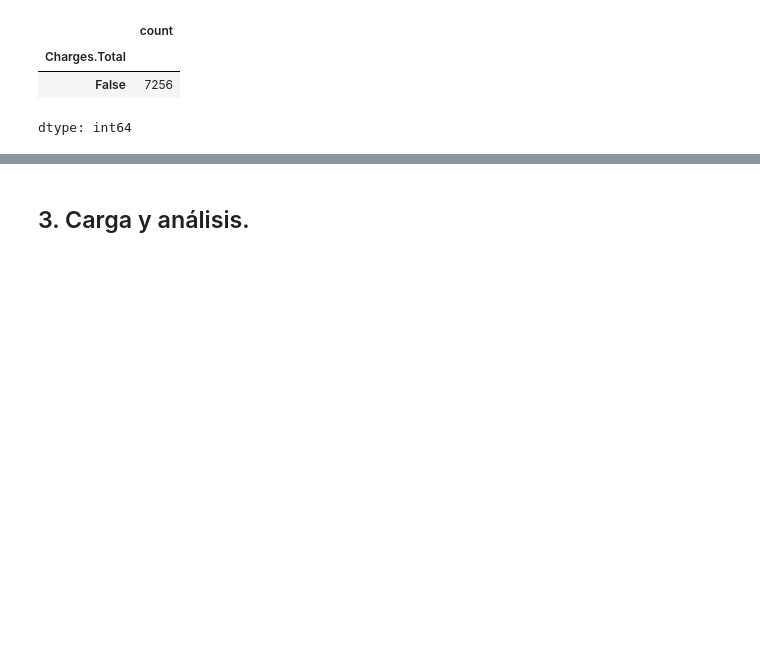
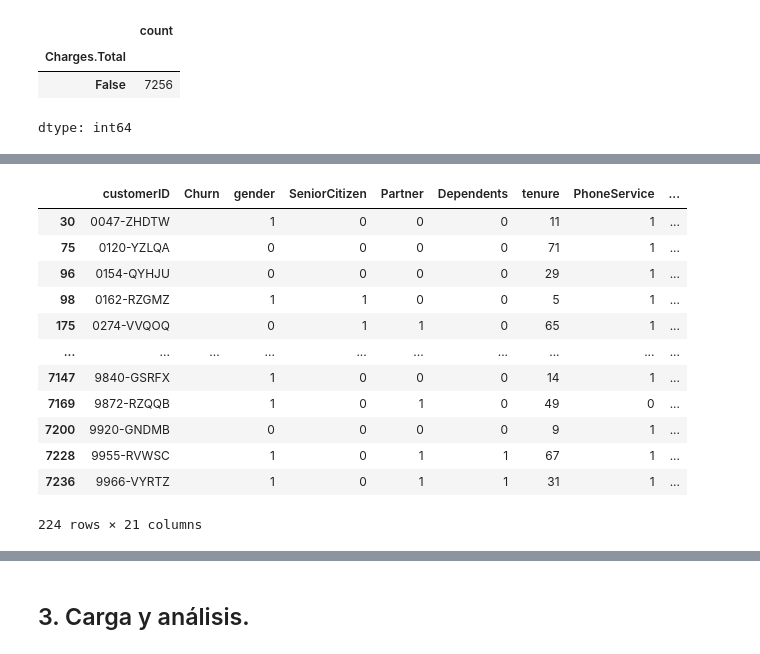
Before and after one commit to DaniBntz/TelecomX, a Jupyter notebook: TelecomX_Challenge.ipynb, the cells around one changed output, grey strips where cells are left out. Saved outputs shown, nothing was run; the diff lists cells and outputs as text; code cells hidden in the pictures; blank space fills up the shorter version.

Commit message:
Transformación columnas Yes/No a binarias. Aplicación de datos en filas vacías de la columna Churn

```diff
--- a/TelecomX_Challenge.ipynb
+++ b/TelecomX_Challenge.ipynb
@@ -202,0 +260,33 @@ dtype: int64
+# %%
+#defino los diccionarios con la información que debe llevar cada fila
+
+mapeos = {
+    # Columnas binarias simples Yes/No a 1/0
+    'Churn': {'Yes': 1, 'No': 0},
+    'Partner': {'Yes': 1, 'No': 0},
+    'Dependents': {'Yes': 1, 'No': 0},
+    'PhoneService': {'Yes': 1, 'No': 0},
+    'PaperlessBilling': {'Yes': 1, 'No': 0},
+
+    # Columnas binarias con categoría especial (No phone/internet service) a 0, Yes a 1
+    'MultipleLines': {'Yes': 1, 'No': 0, 'No phone service': 0},
+    'OnlineSecurity': {'Yes': 1, 'No': 0, 'No internet service': 0},
+    'OnlineBackup': {'Yes': 1, 'No': 0, 'No internet service': 0}, #
+    'DeviceProtection': {'Yes': 1, 'No': 0, 'No internet service': 0},
+    'TechSupport': {'Yes': 1, 'No': 0, 'No internet service': 0},
+    'StreamingTV': {'Yes': 1, 'No': 0, 'No internet service': 0},
+    'StreamingMovies': {'Yes': 1, 'No': 0, 'No internet service': 0},
+
+    #Columna descriptiva del cliente = gender
+    'gender' : {'Female': 1, 'Male': 0}
+        }
+    #La columna SeniorCitizen ya está en binario.
+
+
+# Aplico los mapeos usando la herramienta .replace()
+datos.replace(mapeos, inplace=True)
+
+
+#verifico
+
+datos.info()
@@ -202,0 +321,20 @@ dtype: int64
+# %%
+#hay 224 filas que están "vacías" pero tienen un espacio.
+#las detallaré para ver por qué están vacías.
+
+churn_vacio = datos['Churn'].str.strip() == ''
+datos[churn_vacio]
+# %% [output]
+|  | customerID | Churn | gender | SeniorCitizen | Partner | Dependents | tenure | PhoneService | ... |
+| 30 | 0047-ZHDTW |  | 1 | 0 | 0 | 0 | 11 | 1 | ... |
+| 75 | 0120-YZLQA |  | 0 | 0 | 0 | 0 | 71 | 1 | ... |
+| 96 | 0154-QYHJU |  | 0 | 0 | 0 | 0 | 29 | 1 | ... |
+| 98 | 0162-RZGMZ |  | 1 | 1 | 0 | 0 | 5 | 1 | ... |
+| 175 | 0274-VVQOQ |  | 0 | 1 | 1 | 0 | 65 | 1 | ... |
+| ... | ... | ... | ... | ... | ... | ... | ... | ... | ... |
+| 7147 | 9840-GSRFX |  | 1 | 0 | 0 | 0 | 14 | 1 | ... |
+| 7169 | 9872-RZQQB |  | 1 | 0 | 1 | 0 | 49 | 0 | ... |
+| 7200 | 9920-GNDMB |  | 0 | 0 | 0 | 0 | 9 | 1 | ... |
+| 7228 | 9955-RVWSC |  | 1 | 0 | 1 | 1 | 67 | 1 | ... |
+| 7236 | 9966-VYRTZ |  | 1 | 0 | 1 | 1 | 31 | 1 | ... |
+224 rows × 21 columns
```
Also changed, not shown: parts of 9 cells of this notebook.
